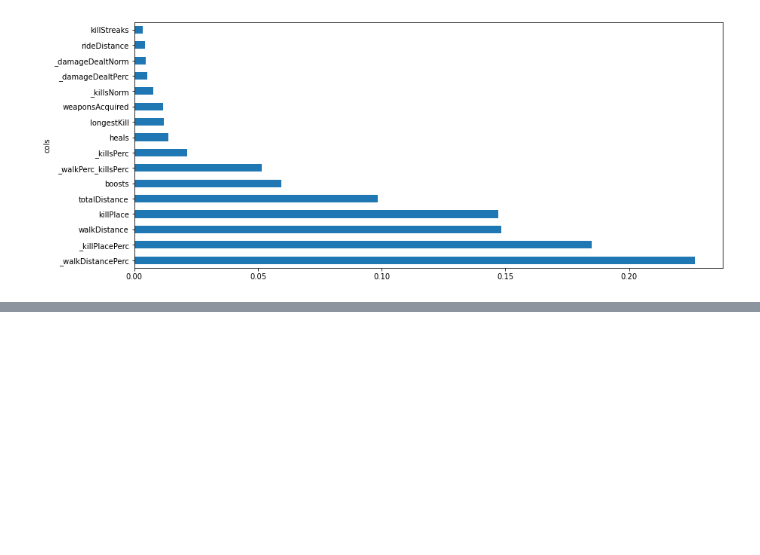
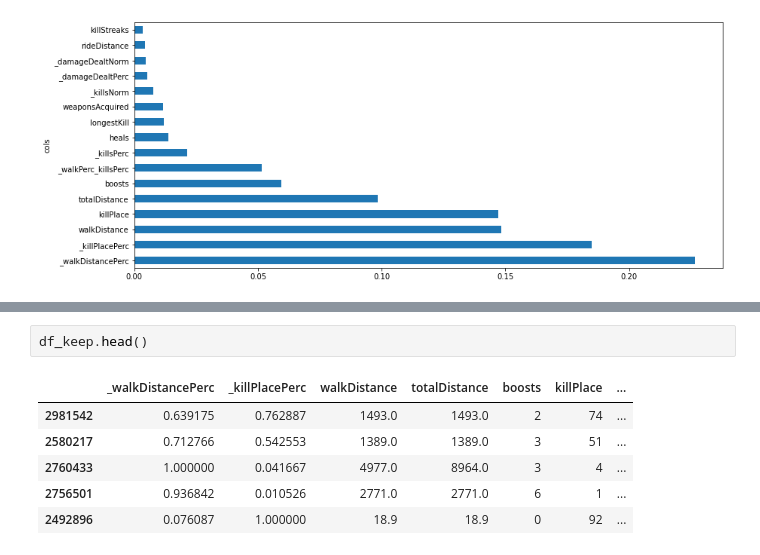
Before and after one commit to ANKITSHARMA98/PUBG-Data-Analysis, a Jupyter notebook: PUBG.ipynb, the cells around one changed output, grey strips where cells are left out. Drawn from its saved outputs; the diff is of its cells as text; blank space fills up the shorter version.

```diff
--- a/PUBG.ipynb
+++ b/PUBG.ipynb
@@ -1078,0 +1135,9 @@ plt.plot()
+# %%
+df_keep.head()
+# %% [output]
+|  | _walkDistancePerc | _killPlacePerc | walkDistance | totalDistance | boosts | killPlace | ... |
+| 2981542 | 0.639175 | 0.762887 | 1493.0 | 1493.0 | 2 | 74 | ... |
+| 2580217 | 0.712766 | 0.542553 | 1389.0 | 1389.0 | 3 | 51 | ... |
+| 2760433 | 1.000000 | 0.041667 | 4977.0 | 8964.0 | 3 | 4 | ... |
+| 2756501 | 0.936842 | 0.010526 | 2771.0 | 2771.0 | 6 | 1 | ... |
+| 2492896 | 0.076087 | 1.000000 | 18.9 | 18.9 | 0 | 92 | ... |
```
Also changed, not shown: parts of 7 cells of this notebook.
